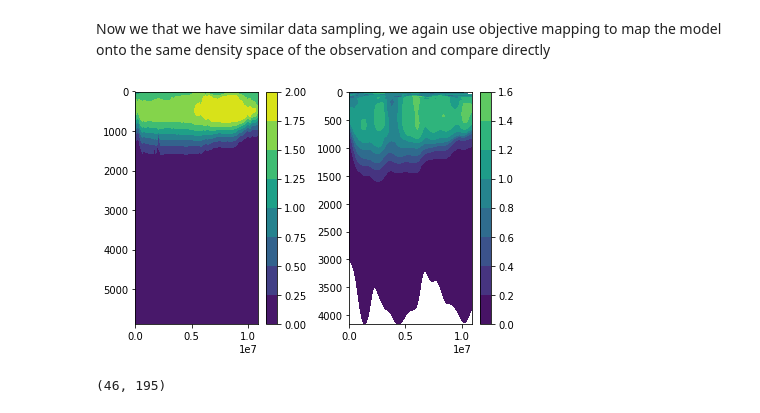
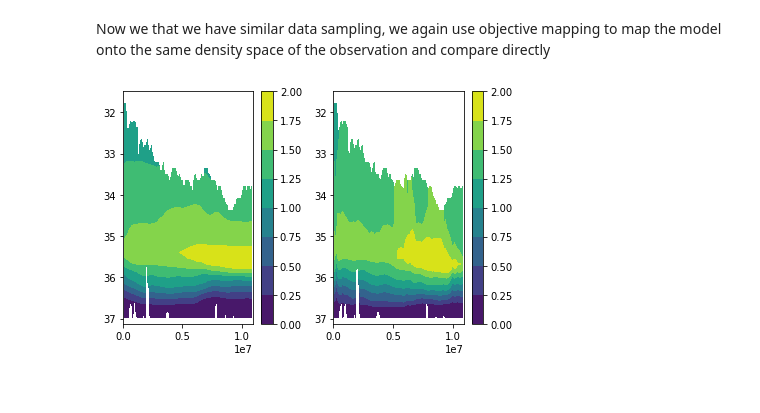
Before and after one commit to ashao/cchdo_toolkit, a Jupyter notebook: cchdo_example.ipynb, the cells around one changed output. Saved outputs shown, nothing was run; the diff lists cells and outputs as text; code cells hidden in the pictures.

```diff
--- a/cchdo_example.ipynb
+++ b/cchdo_example.ipynb
@@ -112,23 +123,22 @@ model_remap = {}
 
 for field in fields_to_remap:
   model_remap[field] = griddata(
-    (model_sample['distance'].flatten(),model_sample['sigma2'].flatten()), model_sample[field].flatten(),
-    (remap['distance'],remap['sigma2'])
+    (model_sample['distance'].flatten(),model_sample['pressure'].flatten()), model_sample[field].flatten(),
+    (remap['distance'],remap['pressure'])
   )
-# %%
-plt.subplot(1,2,1)
-plt.contourf(model_sample['distance'], model_sample['pressure'], model_sample['cfc12']*1e9*1.035,vmin=0,vmax=2.)
-plt.colorbar()
-plt.gca().invert_yaxis()
-plt.subplot(1,2,2)
-plt.contourf(remap['distance'], remap['pressure'], remap['freon_12'],vmin=0,vmax=2.)
-plt.gca().invert_yaxis()
-plt.colorbar()
-plt.tight_layout()
-# %% [output]
-[figure, removed]
-# %%
-model_sample['sigma2'].shape
-# %% [output]
-(46, 195)
+# %%
+plt.subplot(1,2,1)
+plt.contourf(remap['distance'], remap['sigma2'], remap['freon_12'])
+plt.gca().invert_yaxis()
+ylim = plt.gca().get_ylim()
+plt.colorbar()
+
+plt.subplot(1,2,2)
+plt.contourf(remap['distance'], remap['sigma2'], model_remap['cfc12']*1e9*1.035,vmin=0,vmax=2.)
+plt.colorbar()
+plt.ylim(ylim)
+
+plt.tight_layout()
+# %% [output]
+[figure, added]
 # %%
```
Also changed, not shown: parts of 6 cells of this notebook, 2 other files.
